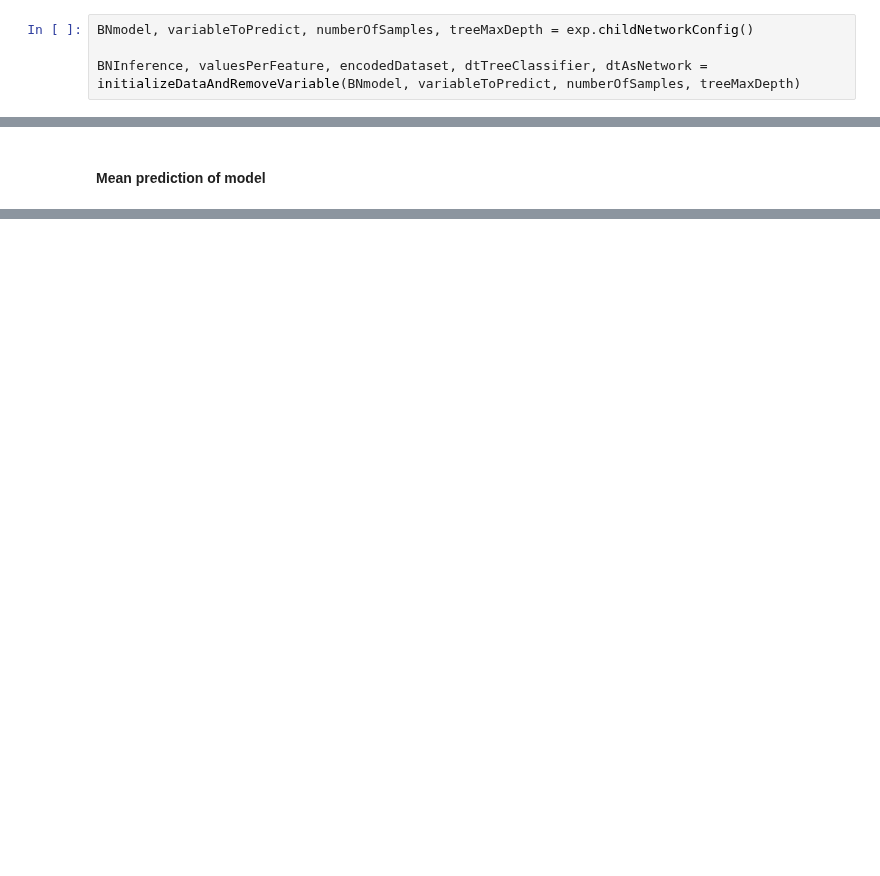
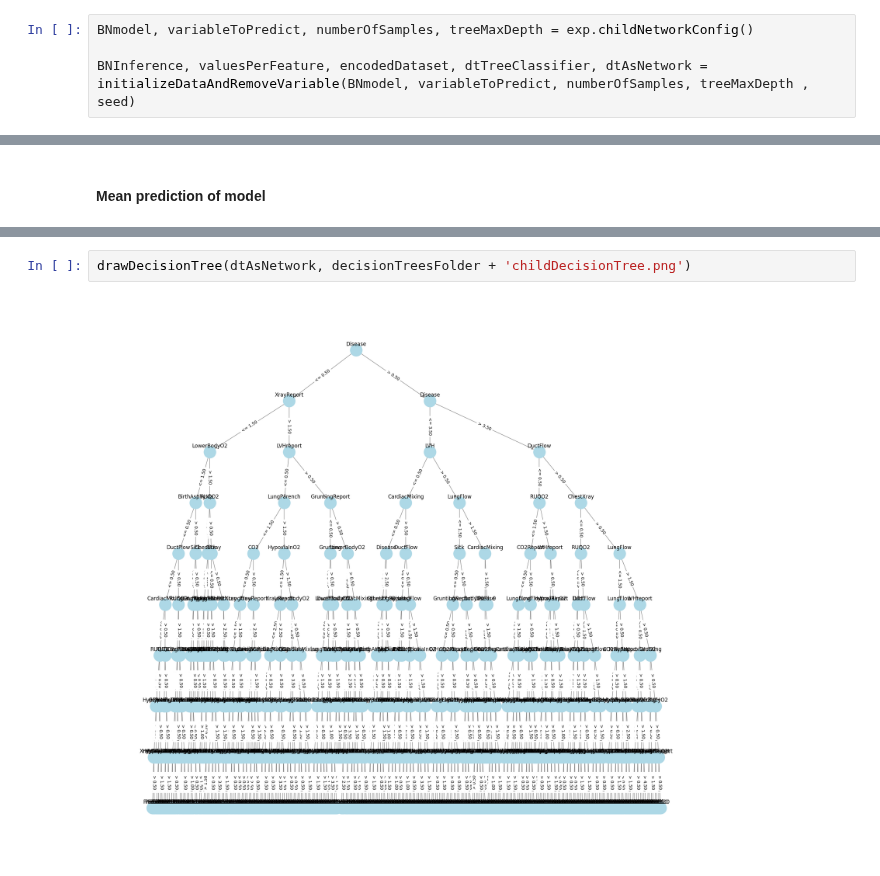
Before and after one commit to EchuCompa/pasantia-BICC, a Jupyter notebook: meanPredictionExperiments.ipynb, the cells around one changed output, grey strips where cells are left out. Drawn from its saved outputs; the diff is of its cells as text; blank space fills up the shorter version.

```diff
--- a/meanPredictionExperiments.ipynb
+++ b/meanPredictionExperiments.ipynb
@@ -61,7 +61,7 @@ drawDecisionTree(dtAsNetwork, decisionTreesFolder + 'cancerDecisionTree.png')
 # %%
 BNmodel, variableToPredict, numberOfSamples, treeMaxDepth = exp.childNetworkConfig()
 
-BNInference, valuesPerFeature, encodedDataset, dtTreeClassifier, dtAsNetwork = initializeDataAndRemoveVariable(BNmodel, variableToPredict, numberOfSamples, treeMaxDepth)
+BNInference, valuesPerFeature, encodedDataset, dtTreeClassifier, dtAsNetwork = initializeDataAndRemoveVariable(BNmodel, variableToPredict, numberOfSamples, treeMaxDepth , seed)
 # %% [output]
 WARNING:pgmpy:Probability values don't exactly sum to 1. Differ by: -2.220446049250313e-16. Adjusting values.
 WARNING:pgmpy:Probability values don't exactly sum to 1. Differ by: 3.3306690738754696e-16. Adjusting values.
@@ -93 +93,5 @@ Estimated value for shap explainer: [0.689125 0.1375   0.173375]
 Probabilities of the variable in the bayesian network: [0.6489918355500001, 0.17148510286900004, 0.17952306158100004]
+# %%
+drawDecisionTree(dtAsNetwork, decisionTreesFolder + 'childDecisionTree.png')
+# %% [output]
+[figure, added]
```
Also changed, not shown: parts of 6 cells of this notebook, 18 other files.
